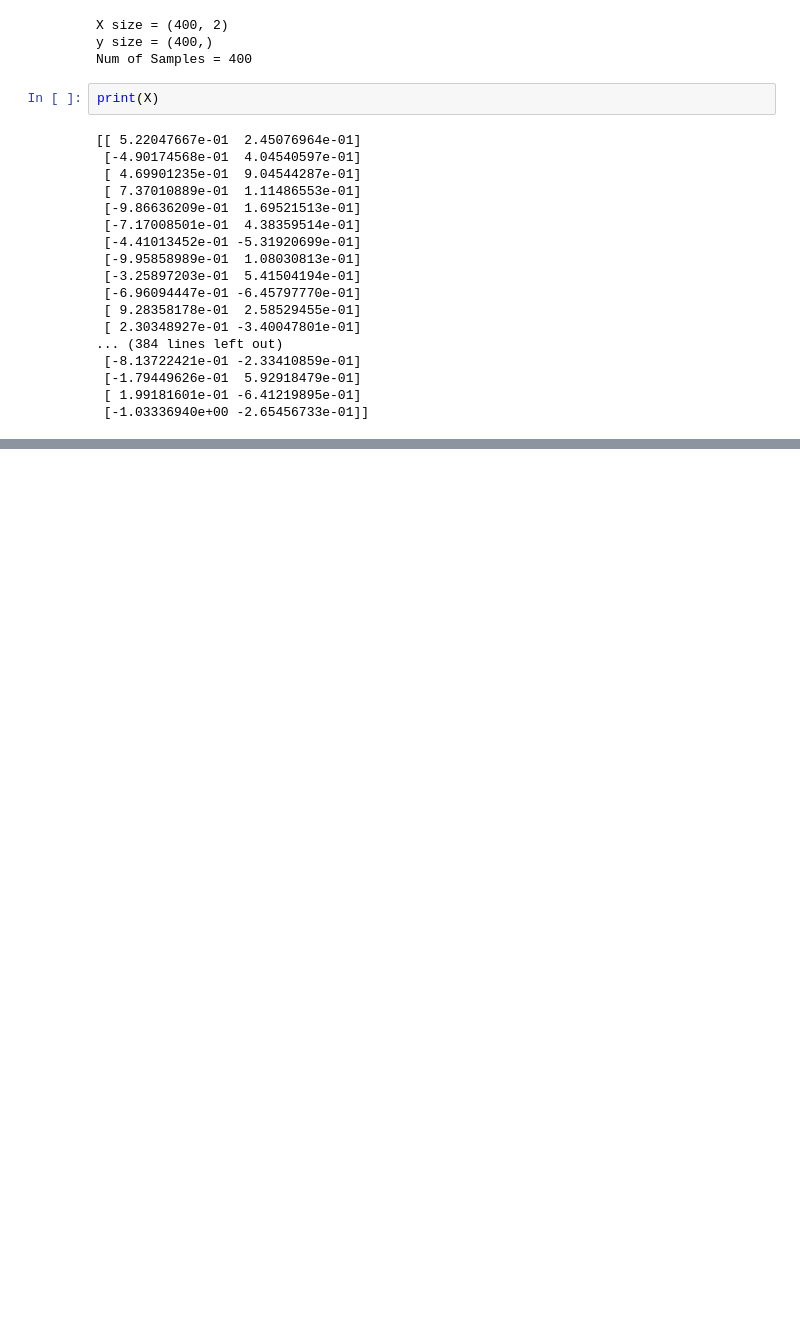
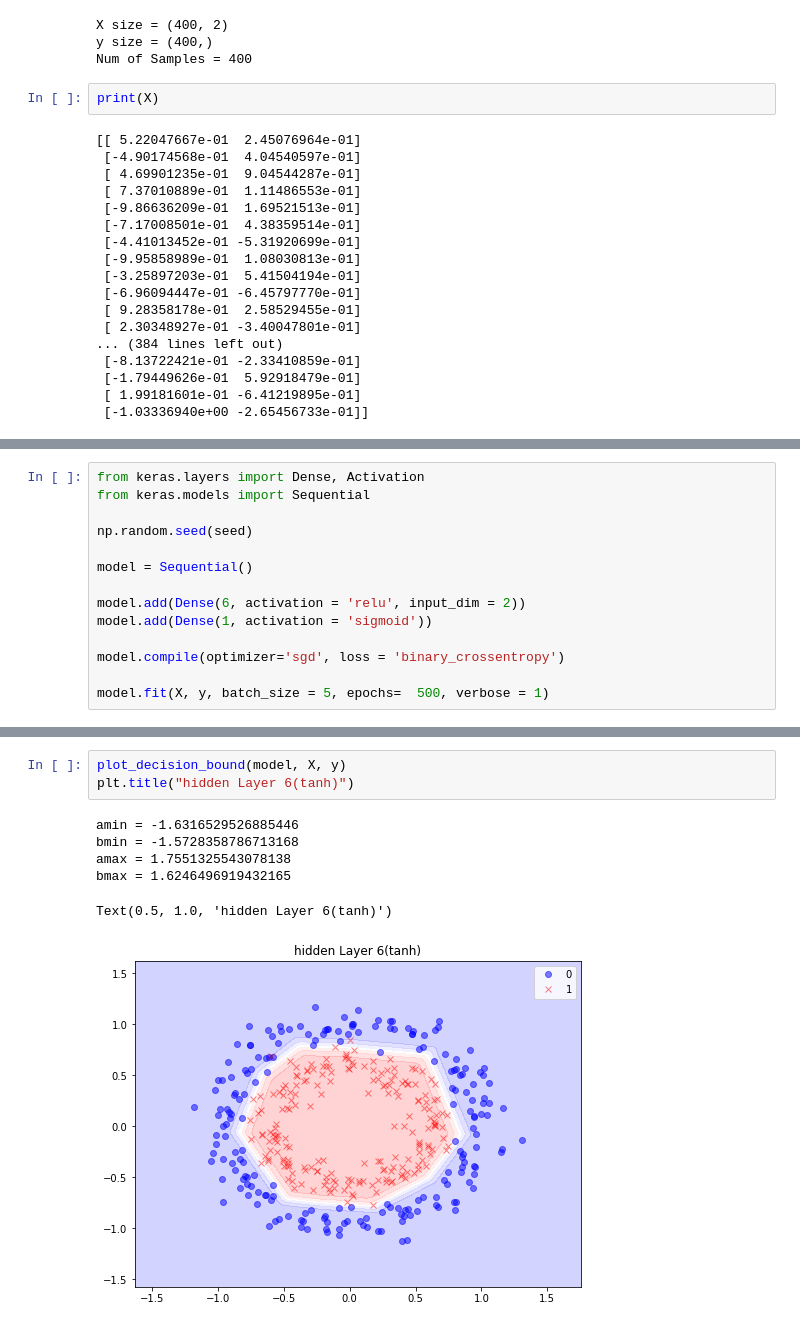
Before and after one commit to thebluesky0205/testRepoLKS, a Jupyter notebook: eleventh.ipynb, the cells around one changed output, grey strips where cells are left out. Drawn from its saved outputs; the diff is of its cells as text; blank space fills up the shorter version.

```diff
--- a/eleventh.ipynb
+++ b/eleventh.ipynb
@@ -64,0 +225,14 @@ print(X)
+# %%
+from keras.layers import Dense, Activation
+from keras.models import Sequential
+
+np.random.seed(seed)
+
+model = Sequential()
+
+model.add(Dense(6, activation = 'relu', input_dim = 2))
+model.add(Dense(1, activation = 'sigmoid'))
+
+model.compile(optimizer='sgd', loss = 'binary_crossentropy')
+
+model.fit(X, y, batch_size = 5, epochs=  500, verbose = 1)
@@ -64,0 +258,10 @@ print(X)
+# %%
+plot_decision_bound(model, X, y)
+plt.title("hidden Layer 6(tanh)")
+# %% [output]
+amin = -1.6316529526885446
+bmin = -1.5728358786713168
+amax = 1.7551325543078138
+bmax = 1.6246496919432165
+Text(0.5, 1.0, 'hidden Layer 6(tanh)')
+[figure, added]
```
Also changed, not shown: parts of 28 cells of this notebook.
